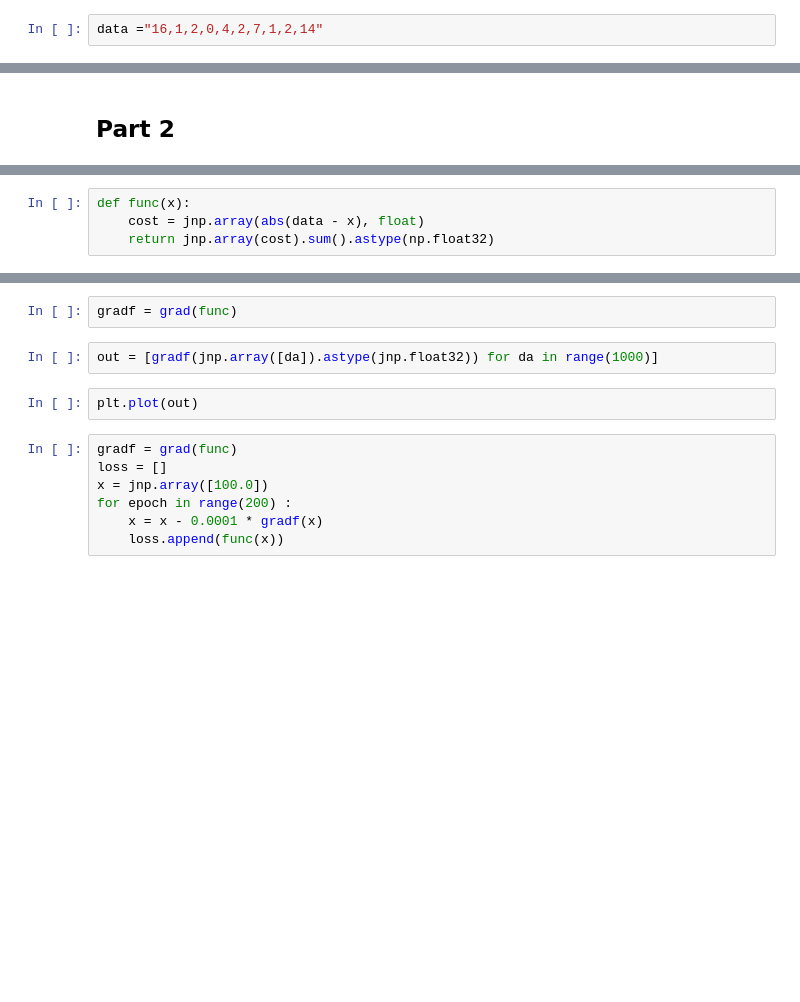
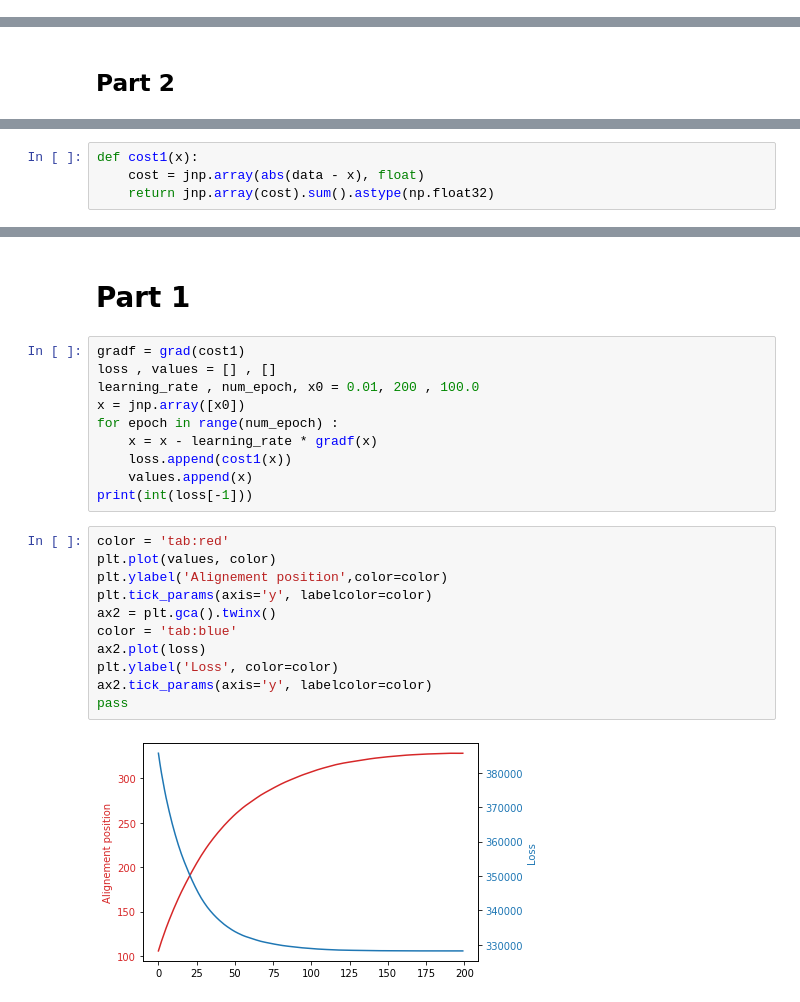
Before and after one commit to amirhm/advent, a Jupyter notebook: Day07.ipynb, the cells around one changed output, grey strips where cells are left out. Saved outputs shown, nothing was run; the diff lists cells and outputs as text; blank space fills up the shorter version.

```diff
--- a/Day07.ipynb
+++ b/Day07.ipynb
@@ -5,4 +6,2 @@ data = "1101,1,29,67,1102,0,1,65,1008,65,35,66,1005,66,28,1,67,65,20,4,0,1001,65
-# %%
-data ="16,1,2,0,4,2,7,1,2,14"
 # %%
 data = np.array(list(map(int, data.split(','))))
@@ -36,4 +48,4 @@ np.min(d)
 # %%
-def func(x):
+def cost1(x):
     cost = jnp.array(abs(data - x), float)
     return jnp.array(cost).sum().astype(np.float32)
@@ -51,13 +56,25 @@ from jax import vmap
-# %%
-gradf = grad(func)
-# %%
-out = [gradf(jnp.array([da]).astype(jnp.float32)) for da in range(1000)]
-# %%
-plt.plot(out)
+# %% [markdown]
+# Part 1
 # %%
-gradf = grad(func)
-loss = []
-x = jnp.array([100.0])
-for epoch in range(200) :
-    x = x - 0.0001 * gradf(x)
-    loss.append(func(x))
+gradf = grad(cost1)
+loss , values = [] , []
+learning_rate , num_epoch, x0 = 0.01, 200 , 100.0
+x = jnp.array([x0])
+for epoch in range(num_epoch) :
+    x = x - learning_rate * gradf(x)
+    loss.append(cost1(x))
+    values.append(x)
+print(int(loss[-1]))
+# %%
+color = 'tab:red'
+plt.plot(values, color)
+plt.ylabel('Alignement position',color=color)
+plt.tick_params(axis='y', labelcolor=color)
+ax2 = plt.gca().twinx()
+color = 'tab:blue'
+ax2.plot(loss)
+plt.ylabel('Loss', color=color)
+ax2.tick_params(axis='y', labelcolor=color)
+pass
+# %% [output]
+[figure, added]
```
Also changed, not shown: parts of 19 cells of this notebook.
